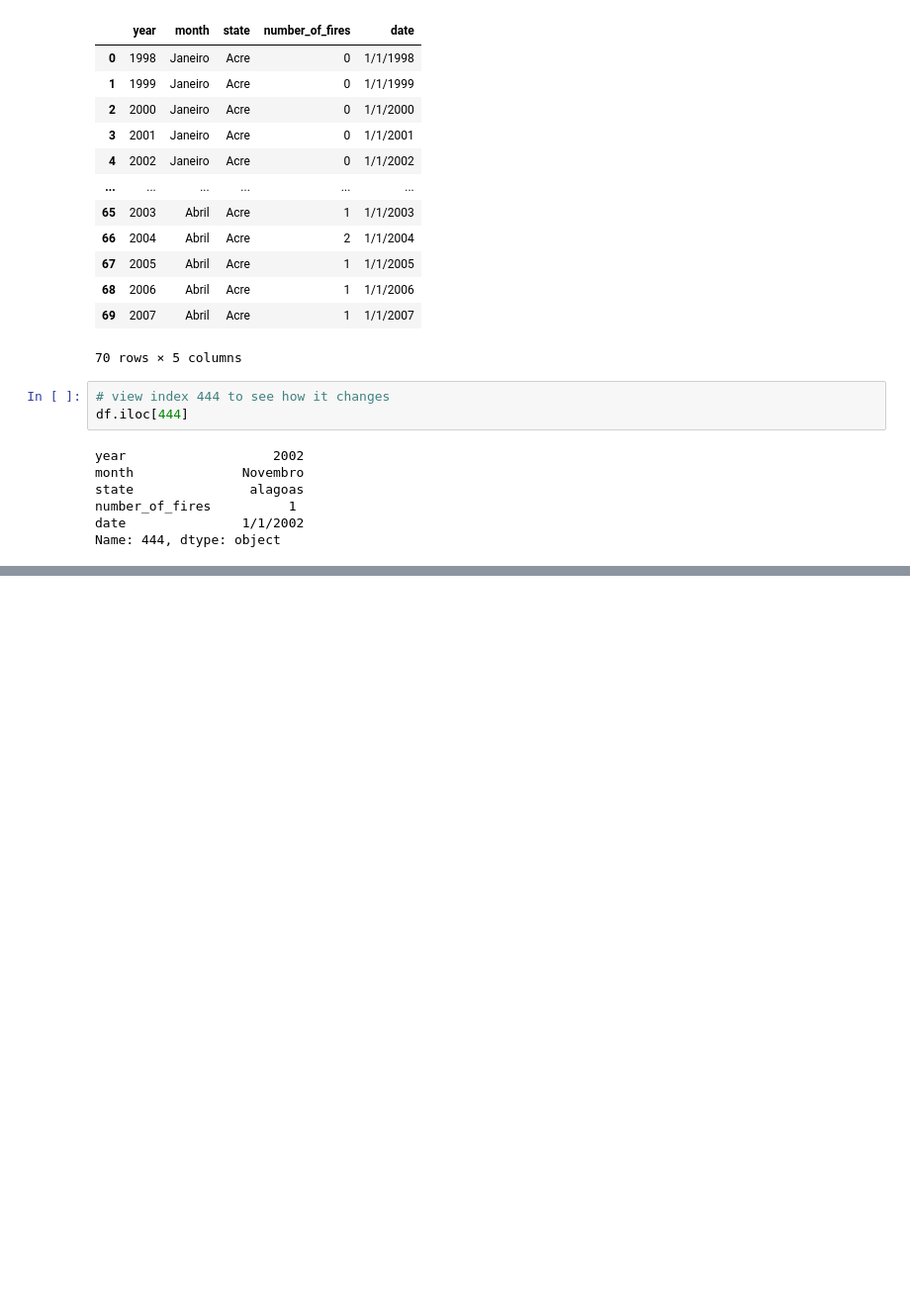
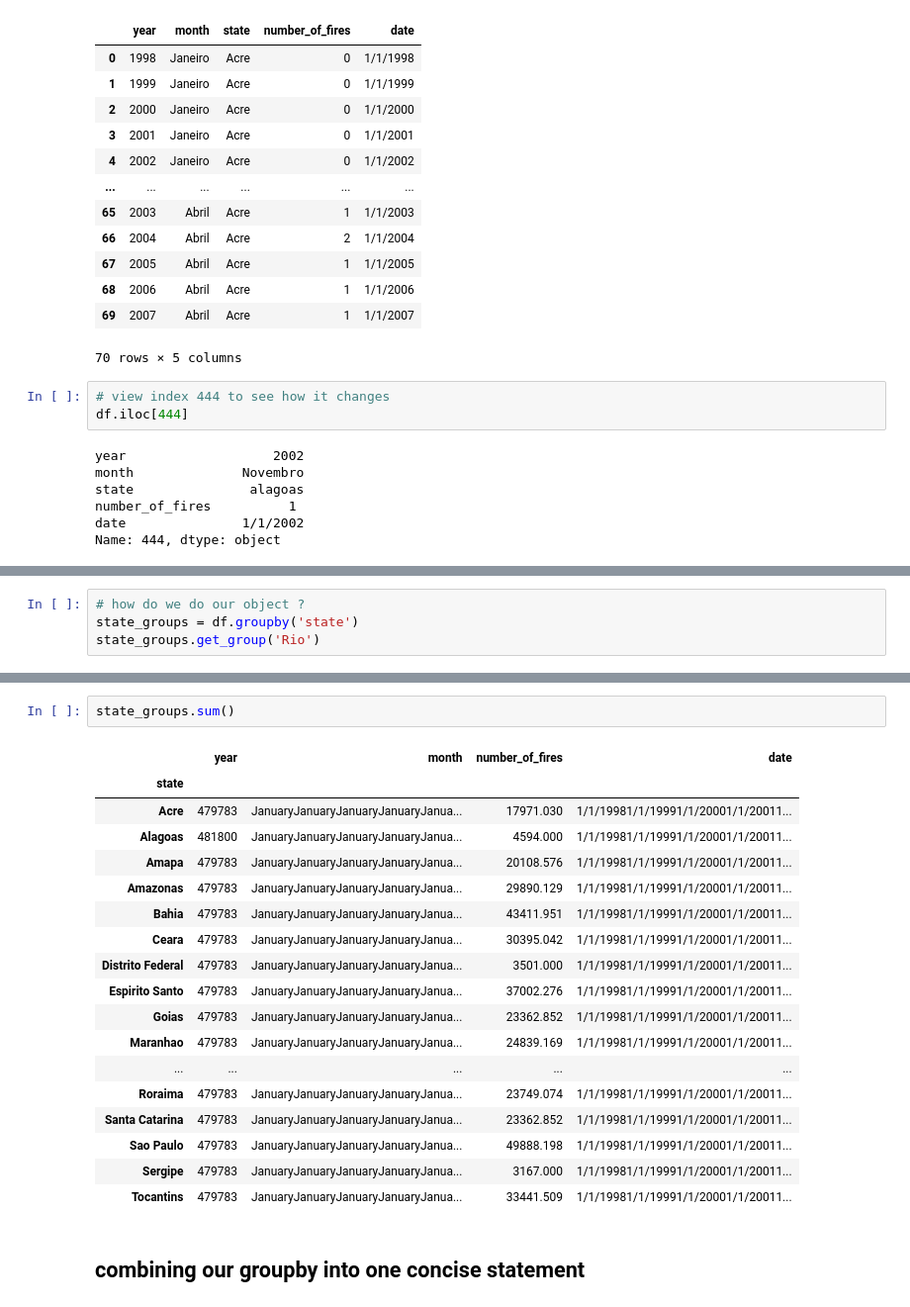
Before and after one commit to sonam201/Dataanalyticslearning, a Jupyter notebook: Amazondatacleaning.ipynb, the cells around one changed output, grey strips where cells are left out. Shown at 99% size. Cells and saved outputs as stored; diff of their text form; blank space fills up the shorter version.

```diff
--- a/Amazondatacleaning.ipynb
+++ b/Amazondatacleaning.ipynb
@@ -330,0 +399,4 @@ Name: 444, dtype: object
+# %%
+# how do we do our object ?
+state_groups = df.groupby('state')
+state_groups.get_group('Rio')
@@ -330,0 +454,23 @@ Name: 444, dtype: object
+# %%
+state_groups.sum()
+# %% [output]
+|  | year | month | number_of_fires | date |
+| state |  |  |  |  |
+| Acre | 479783 | JanuaryJanuaryJanuaryJanuaryJanua... | 17971.030 | 1/1/19981/1/19991/1/20001/1/20011... |
+| Alagoas | 481800 | JanuaryJanuaryJanuaryJanuaryJanua... | 4594.000 | 1/1/19981/1/19991/1/20001/1/20011... |
+| Amapa | 479783 | JanuaryJanuaryJanuaryJanuaryJanua... | 20108.576 | 1/1/19981/1/19991/1/20001/1/20011... |
+| Amazonas | 479783 | JanuaryJanuaryJanuaryJanuaryJanua... | 29890.129 | 1/1/19981/1/19991/1/20001/1/20011... |
+| Bahia | 479783 | JanuaryJanuaryJanuaryJanuaryJanua... | 43411.951 | 1/1/19981/1/19991/1/20001/1/20011... |
+| Ceara | 479783 | JanuaryJanuaryJanuaryJanuaryJanua... | 30395.042 | 1/1/19981/1/19991/1/20001/1/20011... |
+| Distrito Federal | 479783 | JanuaryJanuaryJanuaryJanuaryJanua... | 3501.000 | 1/1/19981/1/19991/1/20001/1/20011... |
+| Espirito Santo | 479783 | JanuaryJanuaryJanuaryJanuaryJanua... | 37002.276 | 1/1/19981/1/19991/1/20001/1/20011... |
+| Goias | 479783 | JanuaryJanuaryJanuaryJanuaryJanua... | 23362.852 | 1/1/19981/1/19991/1/20001/1/20011... |
+| Maranhao | 479783 | JanuaryJanuaryJanuaryJanuaryJanua... | 24839.169 | 1/1/19981/1/19991/1/20001/1/20011... |
+| ... | ... | ... | ... | ... |
+| Roraima | 479783 | JanuaryJanuaryJanuaryJanuaryJanua... | 23749.074 | 1/1/19981/1/19991/1/20001/1/20011... |
+| Santa Catarina | 479783 | JanuaryJanuaryJanuaryJanuaryJanua... | 23362.852 | 1/1/19981/1/19991/1/20001/1/20011... |
+| Sao Paulo | 479783 | JanuaryJanuaryJanuaryJanuaryJanua... | 49888.198 | 1/1/19981/1/19991/1/20001/1/20011... |
+| Sergipe | 479783 | JanuaryJanuaryJanuaryJanuaryJanua... | 3167.000 | 1/1/19981/1/19991/1/20001/1/20011... |
+| Tocantins | 479783 | JanuaryJanuaryJanuaryJanuaryJanua... | 33441.509 | 1/1/19981/1/19991/1/20001/1/20011... |
+# %% [markdown]
+## combining our groupby into one concise statement
```
Also changed, not shown: parts of 12 cells of this notebook.
